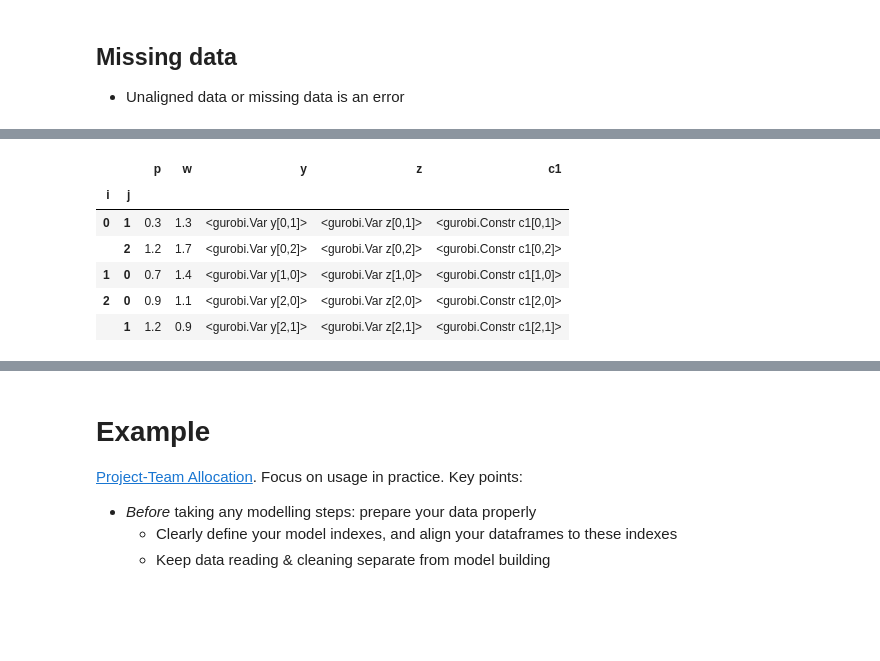
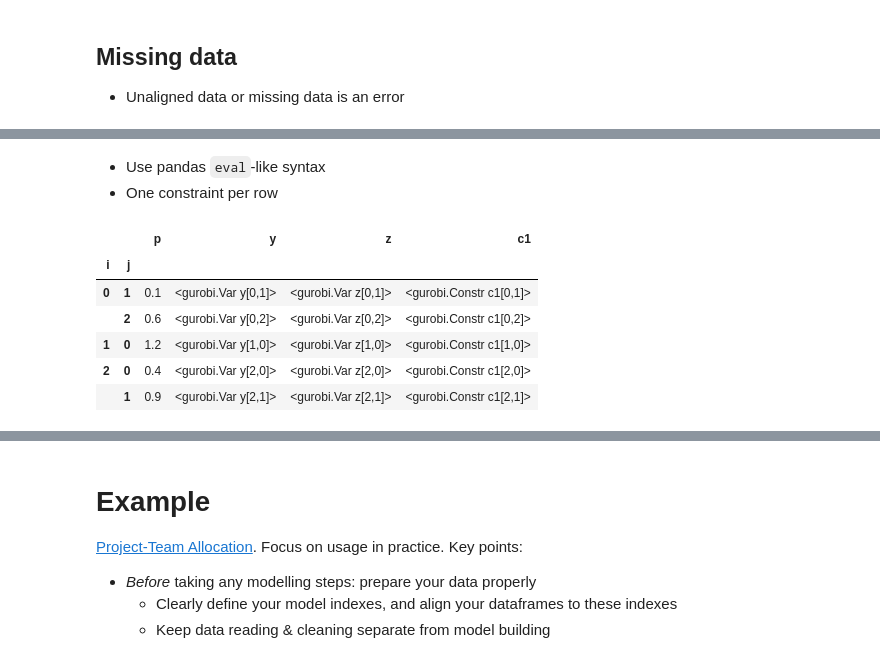
Before and after one commit to Gurobi/gurobipy-pandas, a Jupyter notebook: webinar.ipynb, the cells around one changed output, grey strips where cells are left out. Cells and saved outputs as stored; diff of their text form; code cells hidden in the pictures; blank space fills up the shorter version.

```diff
--- a/webinar.ipynb
+++ b/webinar.ipynb
@@ -489,0 +516,7 @@ KeyError: 'series must be aligned'
+# %%
+data = pd.DataFrame({
+    "i": [0, 0, 1, 2, 2],
+    "j": [1, 2, 0, 0, 1],
+    "p": [0.1, 0.6, 1.2, 0.4, 0.9],
+}).set_index(["i", "j"])
+data
@@ -490,13 +531,19 @@ KeyError: 'series must be aligned'
+# %% [markdown]
+- Use pandas `eval`-like syntax
+- One constraint per row
 # %%
-vars_and_constrs = variables.gppd.add_constrs(
-    model, "y + z <= 1", name="c1"
+vars_and_constrs = (
+    data
+    .gppd.add_vars(model, name="y")
+    .gppd.add_vars(model, name="z")
+    .gppd.add_constrs(model, "y + z <= 1", name="c1")
 )
 vars_and_constrs
 # %% [output]
-|  |  | p | w | y | z | c1 |
-| i | j |  |  |  |  |  |
-| 0 | 1 | 0.3 | 1.3 | <gurobi.Var y[0,1]> | <gurobi.Var z[0,1]> | <gurobi.Constr c1[0,1]> |
-|  | 2 | 1.2 | 1.7 | <gurobi.Var y[0,2]> | <gurobi.Var z[0,2]> | <gurobi.Constr c1[0,2]> |
-| 1 | 0 | 0.7 | 1.4 | <gurobi.Var y[1,0]> | <gurobi.Var z[1,0]> | <gurobi.Constr c1[1,0]> |
-| 2 | 0 | 0.9 | 1.1 | <gurobi.Var y[2,0]> | <gurobi.Var z[2,0]> | <gurobi.Constr c1[2,0]> |
-|  | 1 | 1.2 | 0.9 | <gurobi.Var y[2,1]> | <gurobi.Var z[2,1]> | <gurobi.Constr c1[2,1]> |
+|  |  | p | y | z | c1 |
+| i | j |  |  |  |  |
+| 0 | 1 | 0.1 | <gurobi.Var y[0,1]> | <gurobi.Var z[0,1]> | <gurobi.Constr c1[0,1]> |
+|  | 2 | 0.6 | <gurobi.Var y[0,2]> | <gurobi.Var z[0,2]> | <gurobi.Constr c1[0,2]> |
+| 1 | 0 | 1.2 | <gurobi.Var y[1,0]> | <gurobi.Var z[1,0]> | <gurobi.Constr c1[1,0]> |
+| 2 | 0 | 0.4 | <gurobi.Var y[2,0]> | <gurobi.Var z[2,0]> | <gurobi.Constr c1[2,0]> |
+|  | 1 | 0.9 | <gurobi.Var y[2,1]> | <gurobi.Var z[2,1]> | <gurobi.Constr c1[2,1]> |
```
Also changed, not shown: parts of 93 cells of this notebook.
